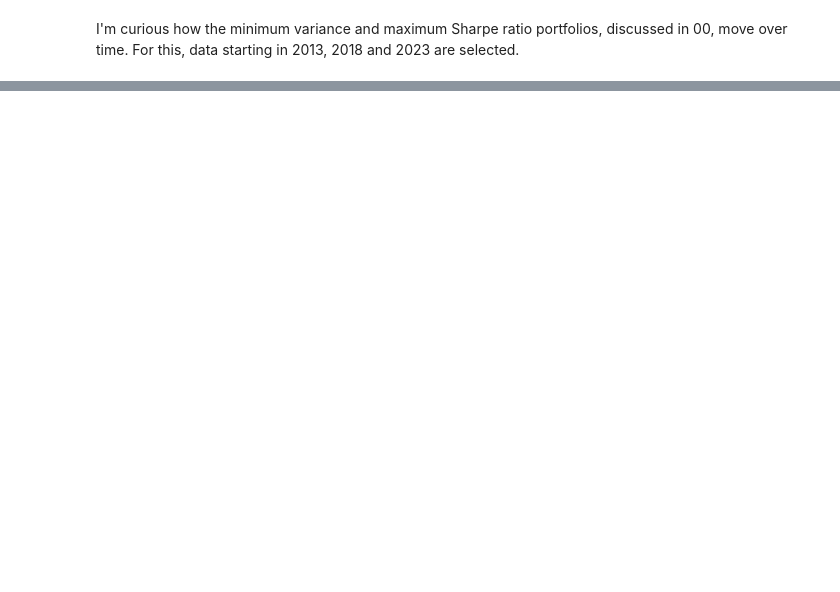
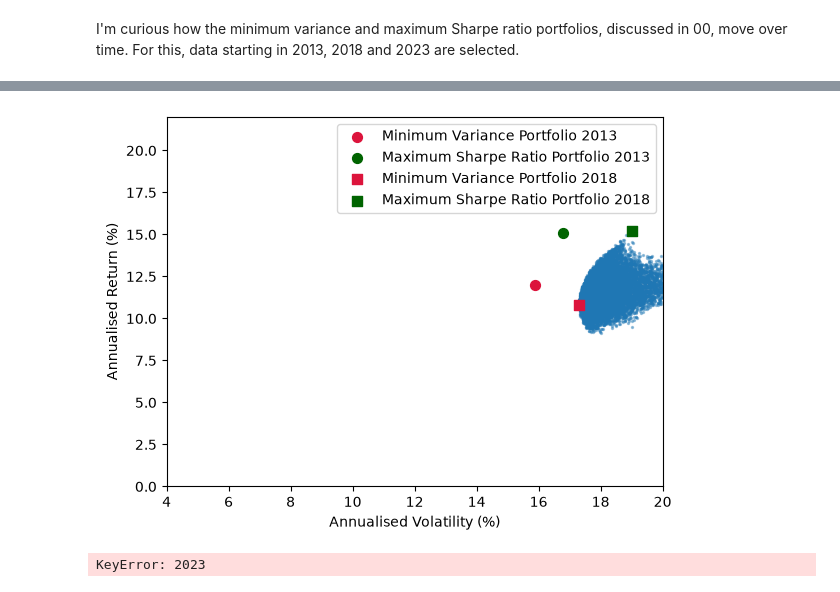
Before and after one commit to ThijsvdLeemkolk/quant-finance, a Jupyter notebook: notebooks/00_1_convergence.ipynb, the cells around one changed output, grey strips where cells are left out. Cells and saved outputs as stored; diff of their text form; code cells hidden in the pictures; blank space fills up the shorter version.

```diff
--- a/notebooks/00_1_convergence.ipynb
+++ b/notebooks/00_1_convergence.ipynb
@@ -77,0 +84,32 @@ plt.show()
+# %%
+plt.scatter(portfolio_volatility[2018] * 100, portfolio_returns[2018] * 100, s=2, alpha=0.4)
+plt.scatter(wmv_volatility[2013] * 100, wmv_return[2013] * 100, s=50, c='crimson', marker='o', label='Minimum Variance Portfolio 2013')
+plt.scatter(wms_volatility[2013] * 100, wms_return[2013] * 100, s=50, c='darkgreen', marker='o', label='Maximum Sharpe Ratio Portfolio 2013')
+plt.scatter(wmv_volatility[2018] * 100, wmv_return[2018] * 100, s=50, c='crimson', marker='s', label='Minimum Variance Portfolio 2018')
+plt.scatter(wms_volatility[2018] * 100, wms_return[2018] * 100, s=50, c='darkgreen', marker='s', label='Maximum Sharpe Ratio Portfolio 2018')
+plt.xlim(4, 20)
+plt.ylim(0, 22)
+plt.xlabel('Annualised Volatility (%)')
+plt.ylabel('Annualised Return (%)')
+
+plt.legend()
+plt.show()
+# %% [output]
+[figure, added]
+# %%
+plt.scatter(portfolio_volatility[2023] * 100, portfolio_returns[2023] * 100, s=2, alpha=0.4)
+plt.scatter(wmv_volatility[2013] * 100, wmv_return[2013] * 100, s=50, c='crimson', marker='o', label='Minimum Variance Portfolio 2013')
+plt.scatter(wms_volatility[2013] * 100, wms_return[2013] * 100, s=50, c='darkgreen', marker='o', label='Maximum Sharpe Ratio Portfolio 2013')
+plt.scatter(wmv_volatility[2018] * 100, wmv_return[2018] * 100, s=50, c='crimson', marker='s', label='Minimum Variance Portfolio 2018')
+plt.scatter(wms_volatility[2018] * 100, wms_return[2018] * 100, s=50, c='darkgreen', marker='s', label='Maximum Sharpe Ratio Portfolio 2018')
+plt.scatter(wmv_volatility[2023] * 100, wmv_return[2023] * 100, s=50, c='crimson', marker='X', label='Minimum Variance Portfolio 2023')
+plt.scatter(wms_volatility[2023] * 100, wms_return[2023] * 100, s=50, c='darkgreen', marker='X', label='Maximum Sharpe Ratio Portfolio 2023')
+plt.xlim(4, 20)
+plt.ylim(0, 22)
+plt.xlabel('Annualised Volatility (%)')
+plt.ylabel('Annualised Return (%)')
+
+plt.legend()
+plt.show()
+# %% [output]
+KeyError: 2023
```
Also changed, not shown: parts of 4 cells of this notebook.
